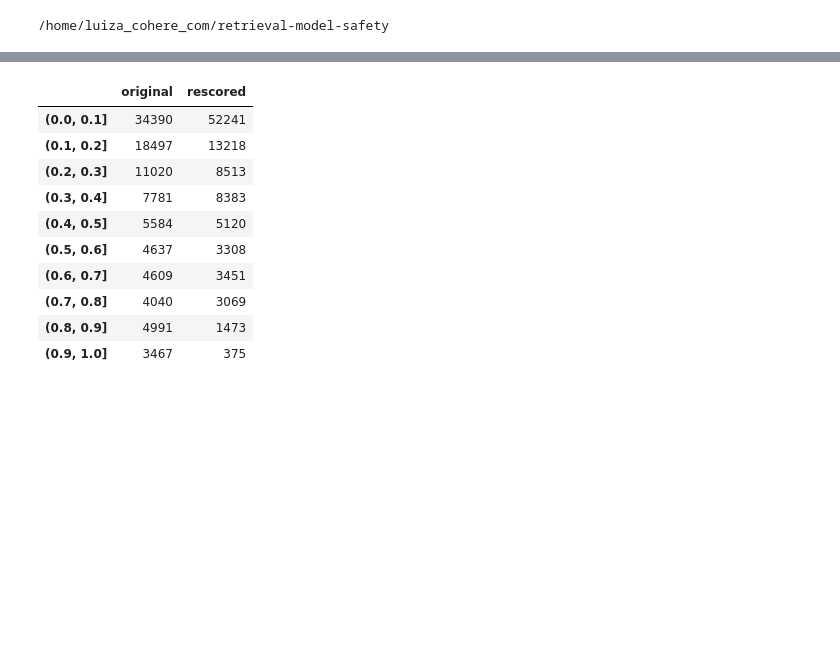
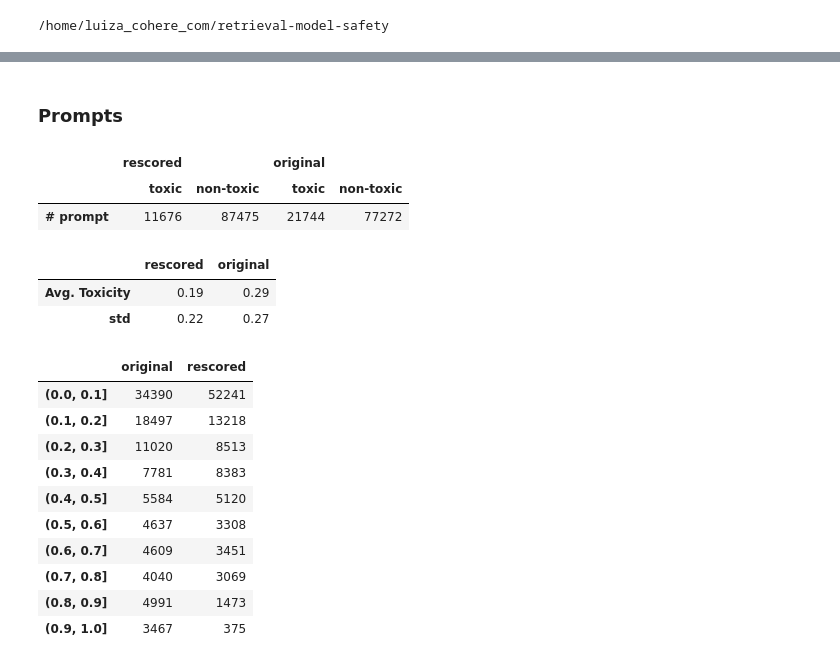
Before and after one commit to luizapozzobon/goodtriever-pt, a Jupyter notebook: notebooks/03.1_scores_evaluation_papi_updates.ipynb, the cells around one changed output, grey strips where cells are left out. Drawn from its saved outputs; the diff is of its cells as text; code cells hidden in the pictures; blank space fills up the shorter version.

```diff
--- a/notebooks/03.1_scores_evaluation_papi_updates.ipynb
+++ b/notebooks/03.1_scores_evaluation_papi_updates.ipynb
@@ -24 +42,3 @@ sns.set(context="paper", style="white", font_scale=1.5, palette="RdBu")
+# %% [markdown]
+### Prompts
 # %%
@@ -26,4 +46,31 @@ rescored = pd.read_json("gs://cohere-dev/luiza/model-safety/outputs/rtp_rescore/
 original = pd.read_json("gs://cohere-dev/data/realtoxicityprompts/prompts.jsonl", lines=True)
+# %%
+def display_stats(rescored, original, column):
+    stats = pd.DataFrame({
+        ("rescored", "toxic"): (pd.json_normalize(rescored[column])['toxicity'] > 0.5).sum(),
+        ("rescored", "non-toxic"): (pd.json_normalize(rescored[column])['toxicity'] <= 0.5).sum(),
+        ("original", "toxic"): (pd.json_normalize(original[column])['toxicity'] > 0.5).sum(),
+        ("original", "non-toxic"): (pd.json_normalize(original[column])['toxicity'] <= 0.5).sum(),
+    }, index=[f"# {column}"])
+    display(stats)
+    stats = pd.DataFrame({
+        ("rescored"): [
+            pd.json_normalize(rescored[column])['toxicity'].mean(),
+            pd.json_normalize(rescored[column])['toxicity'].std()],
+        ("original"): [
+            pd.json_normalize(original[column])['toxicity'].mean(),
+            pd.json_normalize(original[column])['toxicity'].std()],
+    }, index=["Avg. Toxicity", "std"]).round(2)
+    display(stats)
+# %%
+display_stats(prompt_rescored, original, column="prompt")
+# %% [output]
+|  | rescored |  | original |  |
+|  | toxic | non-toxic | toxic | non-toxic |
+| # prompt | 11676 | 87475 | 21744 | 77272 |
+|  | rescored | original |
+| Avg. Toxicity | 0.19 | 0.29 |
+| std | 0.22 | 0.27 |
 # %%
 bins = list(np.round(np.arange(0, 1.1, 0.1), 2))
 
```
Also changed, not shown: parts of 24 cells of this notebook.
